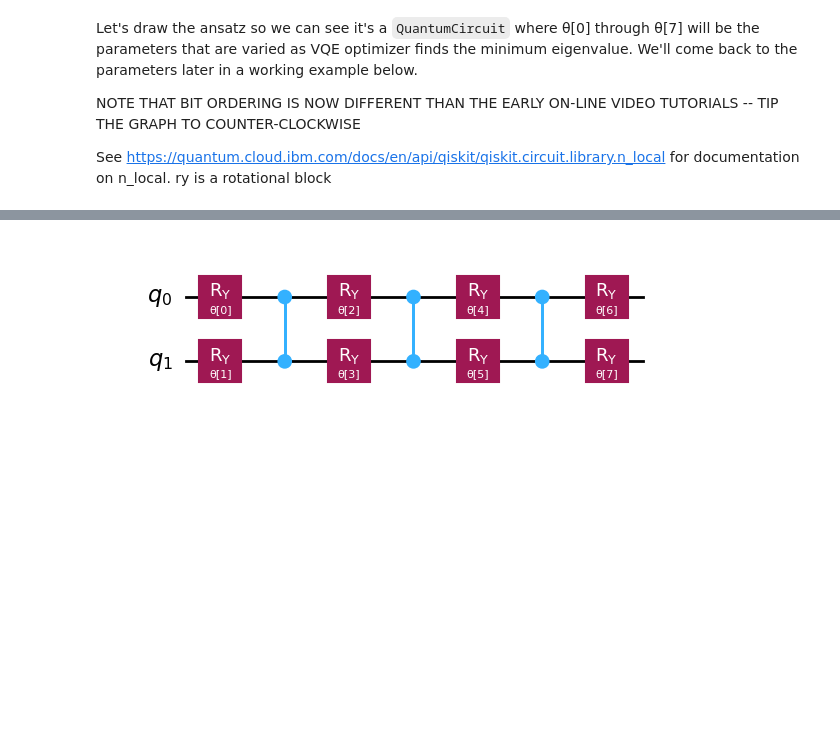
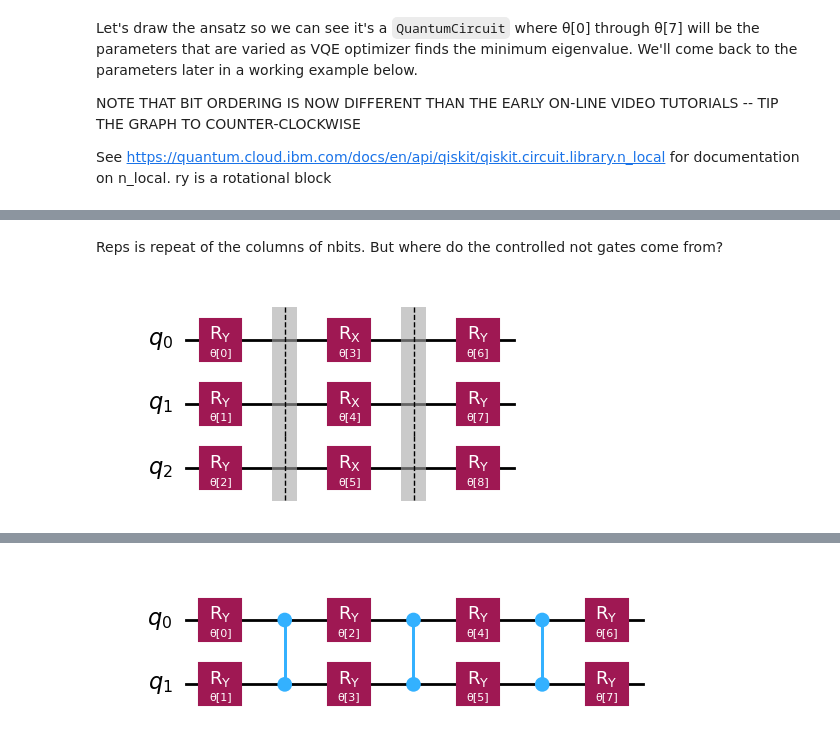
Before and after one commit to jpmorgen/qiskit, a Jupyter notebook: 01_algorithms_introduction_annotated.ipynb, the cells around one changed output, grey strips where cells are left out. Drawn from its saved outputs; the diff is of its cells as text; code cells hidden in the pictures; blank space fills up the shorter version.

```diff
--- a/01_algorithms_introduction_annotated.ipynb
+++ b/01_algorithms_introduction_annotated.ipynb
@@ -46,0 +69,7 @@ But this is not telling me what an Ry cell is
+# %% [markdown]
+Reps is repeat of the columns of nbits.  But where do the controlled not gates come from?
+# %%
+circuit = n_local(3, "ry", "rx", "linear", reps=1, insert_barriers=True)
+circuit.draw("mpl")
+# %% [output]
+[figure, added]
```
Also changed, not shown: parts of 20 cells of this notebook, 3 other files.
